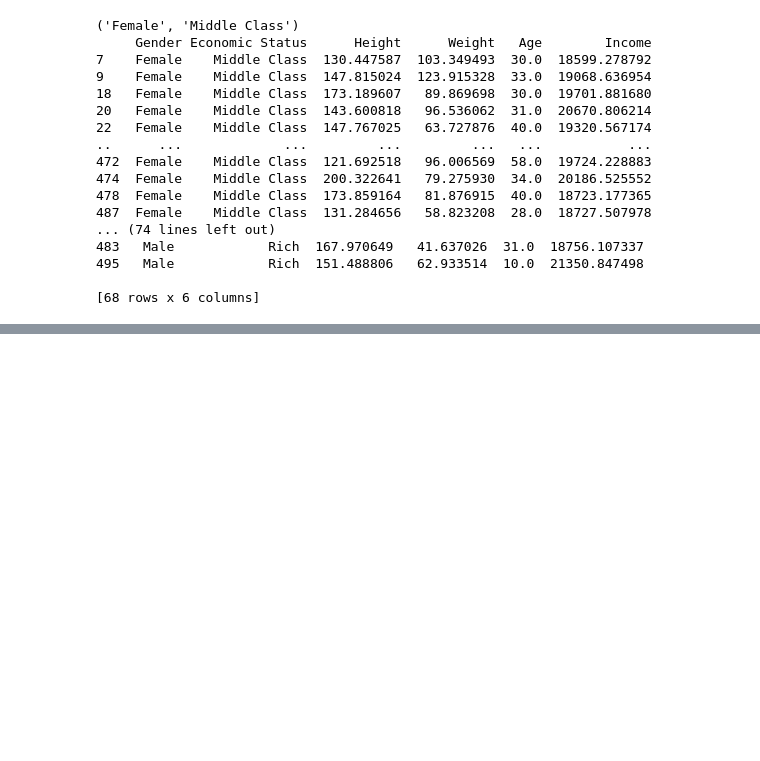
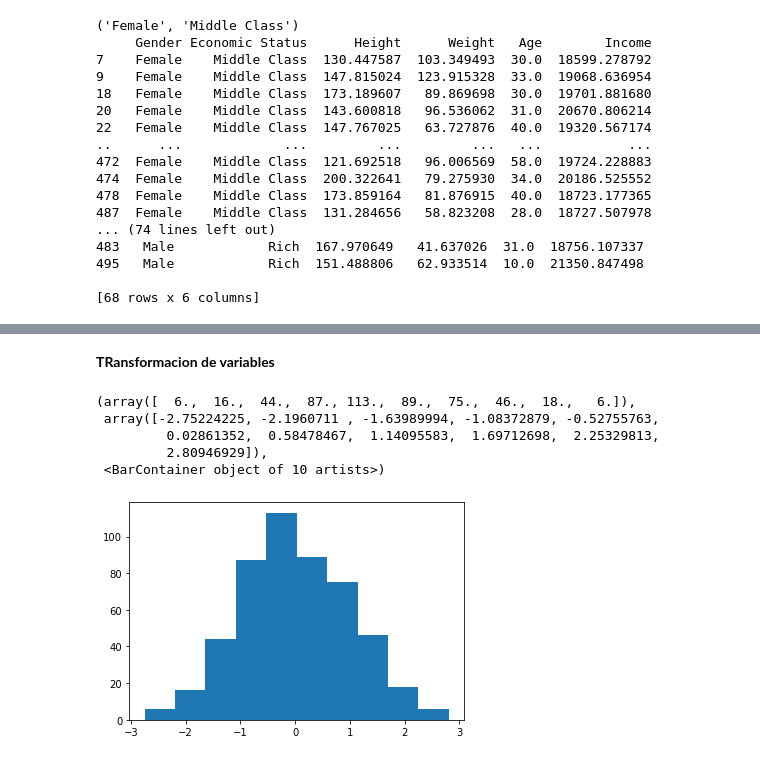
Before and after one commit to santiagoprado12/cursoMLpython, a Jupyter notebook: Agrupacion_de_datos.ipynb, the cells around one changed output, grey strips where cells are left out. Drawn from its saved outputs; the diff is of its cells as text; code cells hidden in the pictures; blank space fills up the shorter version.

```diff
--- a/Agrupacion_de_datos.ipynb
+++ b/Agrupacion_de_datos.ipynb
@@ -143,0 +268,2 @@ for names,groups in double_group:
+# %% [markdown]
+**TRansformacion de variables**
@@ -143,0 +272,13 @@ for names,groups in double_group:
+# %%
+zscore= lambda x:(x-x.mean())/x.std()
+# %%
+z_group=double_group.transform(zscore)
+# %%
+plt.hist(z_group["Age"])
+# %% [output]
+(array([  6.,  16.,  44.,  87., 113.,  89.,  75.,  46.,  18.,   6.]),
+ array([-2.75224225, -2.1960711 , -1.63989994, -1.08372879, -0.52755763,
+         0.02861352,  0.58478467,  1.14095583,  1.69712698,  2.25329813,
+         2.80946929]),
+ <BarContainer object of 10 artists>)
+[figure, added]
```
Also changed, not shown: parts of 24 cells of this notebook.
